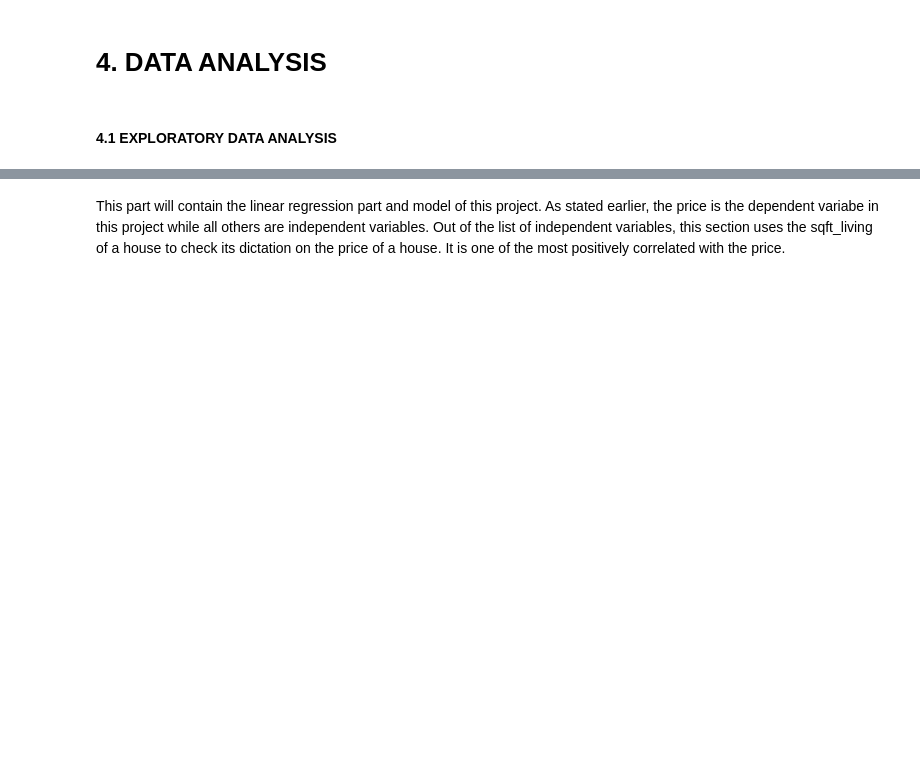
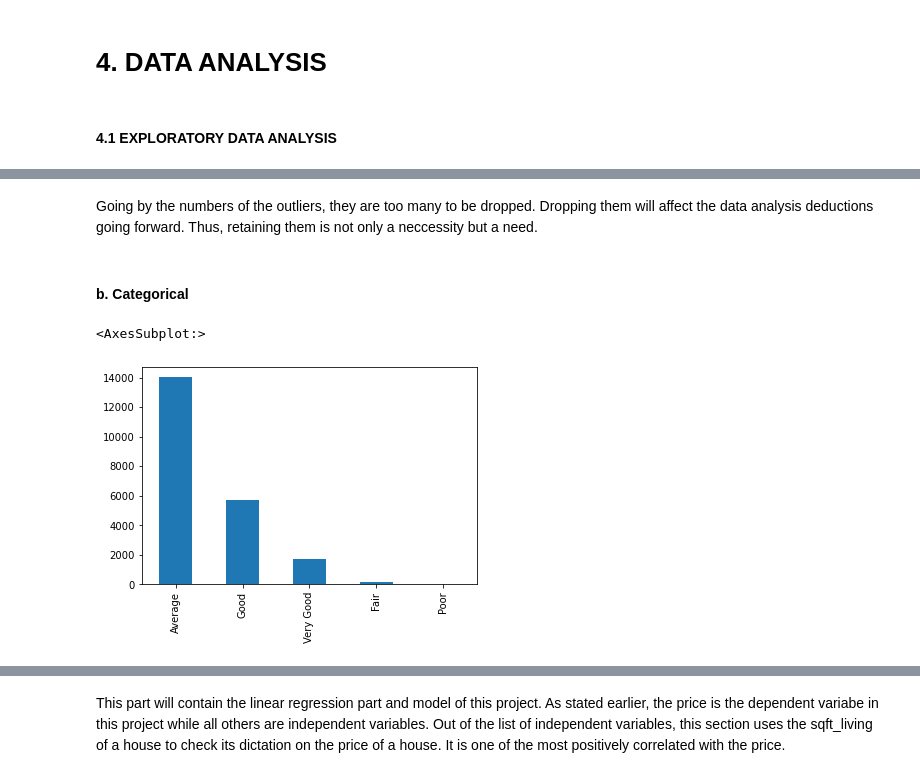
Before and after one commit to Bonnie10/Housing_Project, a Jupyter notebook: student.ipynb, the cells around one changed output, grey strips where cells are left out. Cells and saved outputs as stored; diff of their text form; code cells hidden in the pictures; blank space fills up the shorter version.

```diff
--- a/student.ipynb
+++ b/student.ipynb
@@ -186,0 +367,9 @@ Dropping this column ensures, validity, uniformity, consistency, and accuracy of
+# %% [markdown]
+Going by the numbers of the outliers, they are too many to be dropped. Dropping them will affect the data analysis deductions going forward. Thus, retaining them is not only a neccessity but a need.
+# %% [markdown]
+#### b. Categorical
+# %%
+cleandf.condition.value_counts().plot.bar()
+# %% [output]
+<AxesSubplot:>
+[figure, added]
```
Also changed, not shown: parts of 74 cells of this notebook.
